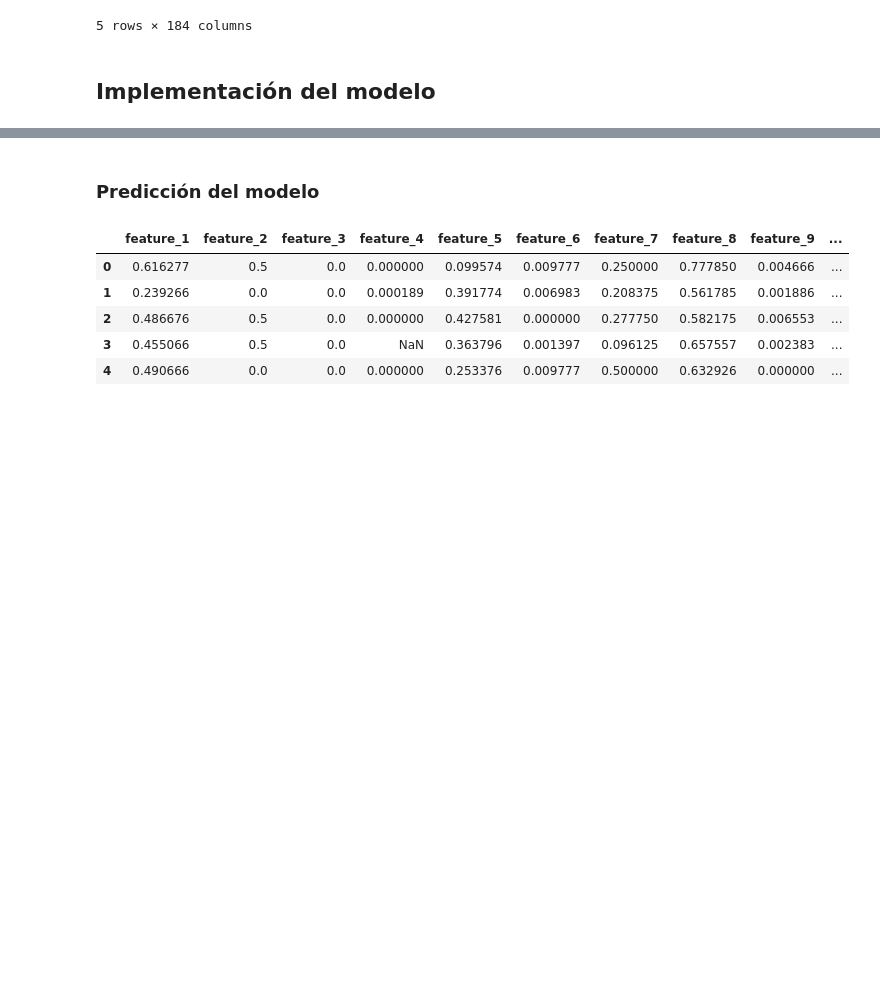
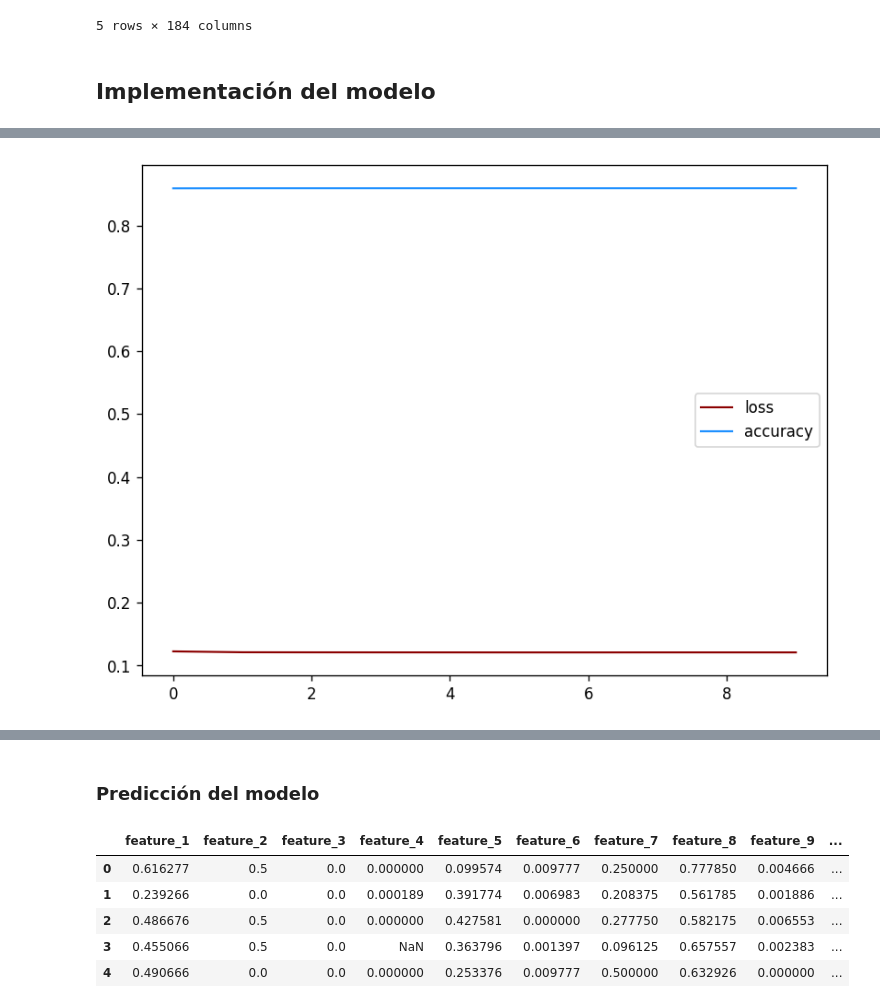
Before and after one commit to FranzValerio/baubap-nn-challenge, a Jupyter notebook: Notebooks/data_exploratory.ipynb, the cells around one changed output, grey strips where cells are left out. Saved outputs shown, nothing was run; the diff lists cells and outputs as text; code cells hidden in the pictures; blank space fills up the shorter version.

```diff
--- a/Notebooks/data_exploratory.ipynb
+++ b/Notebooks/data_exploratory.ipynb
@@ -119,9 +89,9 @@ le = LabelEncoder()
 
 datos_copy[columnas_raras] = datos_copy[columnas_raras].apply(lambda col: le.fit_transform(col))
 # %%
-columns_drop = datos_copy.select_dtypes(include = ['category', 'object']).columns
+# columns_drop = datos_copy.select_dtypes(include = ['category', 'object']).columns
 
-datos_copy.drop(columns = columns_drop, inplace = True)
+# datos_copy.drop(columns = columns_drop, inplace = True)
 # %%
 datos_copy.isnull().sum()
 # %% [output]
@@ -269,17 +236,17 @@ from tensorflow.keras.layers import Dense, Dropout
 # %%
 modelo = Sequential()
 
-modelo.add(Dense(256, activation = 'relu', input_shape = (X_train.shape[1],)))
-modelo.add(Dense(128, activation = 'relu'))
-modelo.add(Dropout(0.2))
-modelo.add(Dense(64, activation = 'relu'))
-modelo.add(Dense(32, activation = 'relu'))
-modelo.add(Dense(16, activation = 'relu'))
+modelo.add(Dense(256, activation = 'tanh', input_shape = (X_train.shape[1],)))
+modelo.add(Dense(128, activation = 'tanh'))
+#modelo.add(Dropout(0.2))
+modelo.add(Dense(64, activation = 'tanh'))
+modelo.add(Dense(32, activation = 'tanh'))
+modelo.add(Dense(16, activation = 'tanh'))
 modelo.add(Dropout(0.2))
 
-modelo.add(Dense(1, activation = 'sigmoid'))
+modelo.add(Dense(1, activation = 'tanh'))
 # %%
-modelo.compile(optimizer = 'adam', loss = 'binary_crossentropy', metrics = ['accuracy'])
+modelo.compile(optimizer = 'rmsprop', loss = 'mse', metrics = ['accuracy'])
 # %%
-history = modelo.fit(X_train, y_train, epochs = 25, batch_size = 50, validation_data = (X_test, y_test), verbose = 1)
+history = modelo.fit(X_train, y_train, epochs = 10, batch_size = 25, validation_data = (X_test, y_test), verbose = 1)
 # %% [output]
@@ -302,0 +273,8 @@ Epoch 25/25
+# %%
+fig, ax = plt.subplots(1, 1, figsize = (8,6), dpi = 120)
+ax.plot(history.history['loss'], lw = 1.3, color = 'darkred', label = 'loss')
+ax.plot(history.history['accuracy'], lw = 1.3, color = 'dodgerblue', label = 'accuracy')
+ax.legend()
+plt.show()
+# %% [output]
+[figure, added]
```
Also changed, not shown: parts of 16 cells of this notebook.
